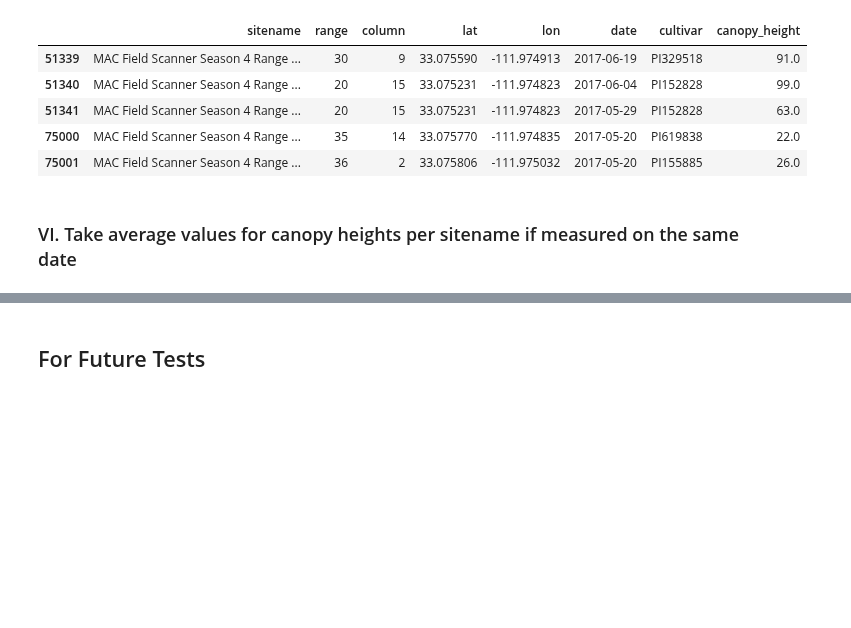
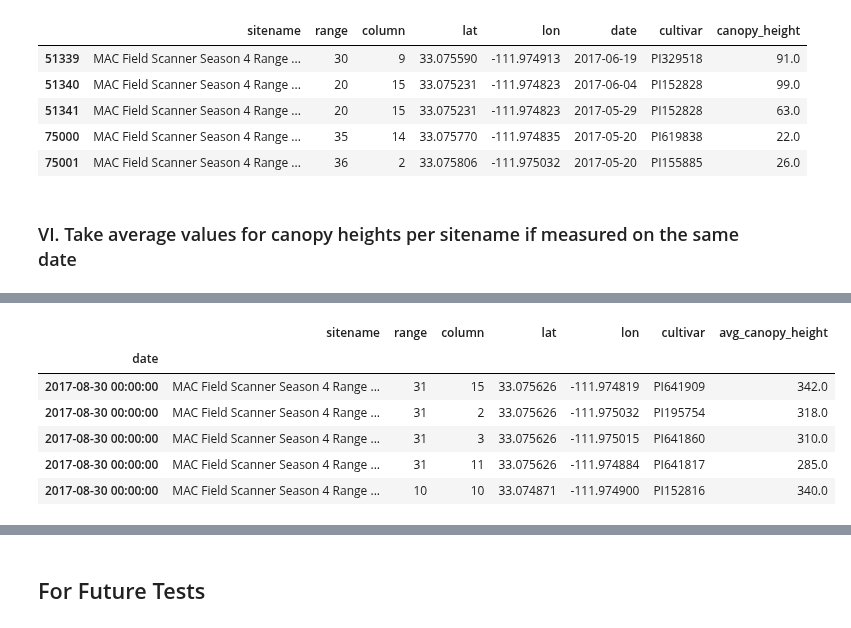
Before and after one commit to genophenoenvo/terraref-datasets, a Jupyter notebook: notebooks/canopy_heights_season_4.ipynb, the cells around one changed output, grey strips where cells are left out. Drawn from its saved outputs; the diff is of its cells as text; code cells hidden in the pictures; blank space fills up the shorter version.

```diff
--- a/notebooks/canopy_heights_season_4.ipynb
+++ b/notebooks/canopy_heights_season_4.ipynb
@@ -184,0 +218,11 @@ df_8.head()
+# %%
+season_heights_2 = season_heights_1.drop(labels='canopy_height', axis=1)
+# season_heights_2.tail()
+# %% [output]
+|  | sitename | range | column | lat | lon | cultivar | avg_canopy_height |
+| date |  |  |  |  |  |  |  |
+| 2017-08-30 00:00:00 | MAC Field Scanner Season 4 Range ... | 31 | 15 | 33.075626 | -111.974819 | PI641909 | 342.0 |
+| 2017-08-30 00:00:00 | MAC Field Scanner Season 4 Range ... | 31 | 2 | 33.075626 | -111.975032 | PI195754 | 318.0 |
+| 2017-08-30 00:00:00 | MAC Field Scanner Season 4 Range ... | 31 | 3 | 33.075626 | -111.975015 | PI641860 | 310.0 |
+| 2017-08-30 00:00:00 | MAC Field Scanner Season 4 Range ... | 31 | 11 | 33.075626 | -111.974884 | PI641817 | 285.0 |
+| 2017-08-30 00:00:00 | MAC Field Scanner Season 4 Range ... | 10 | 10 | 33.074871 | -111.974900 | PI152816 | 340.0 |
```
Also changed, not shown: parts of 17 cells of this notebook.
